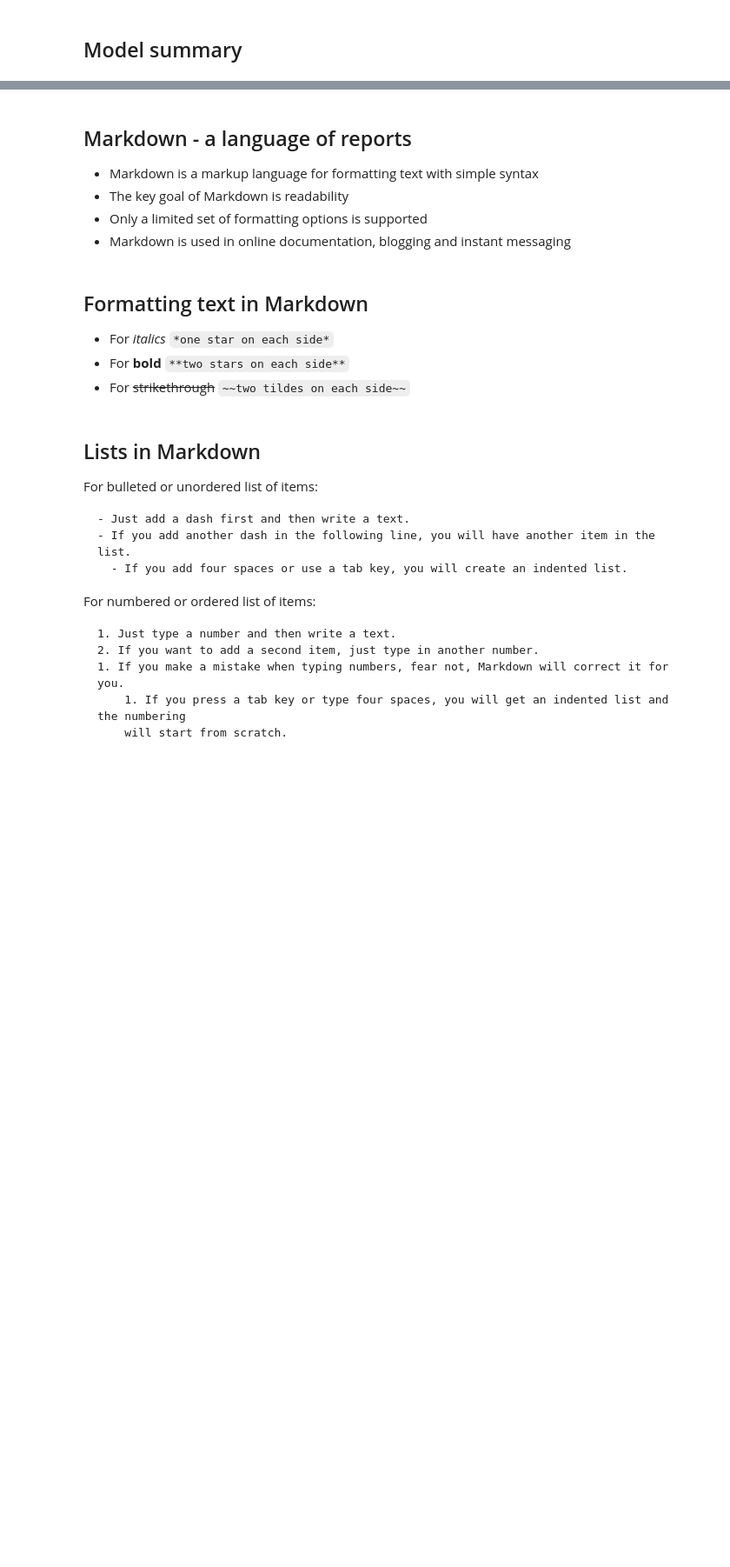
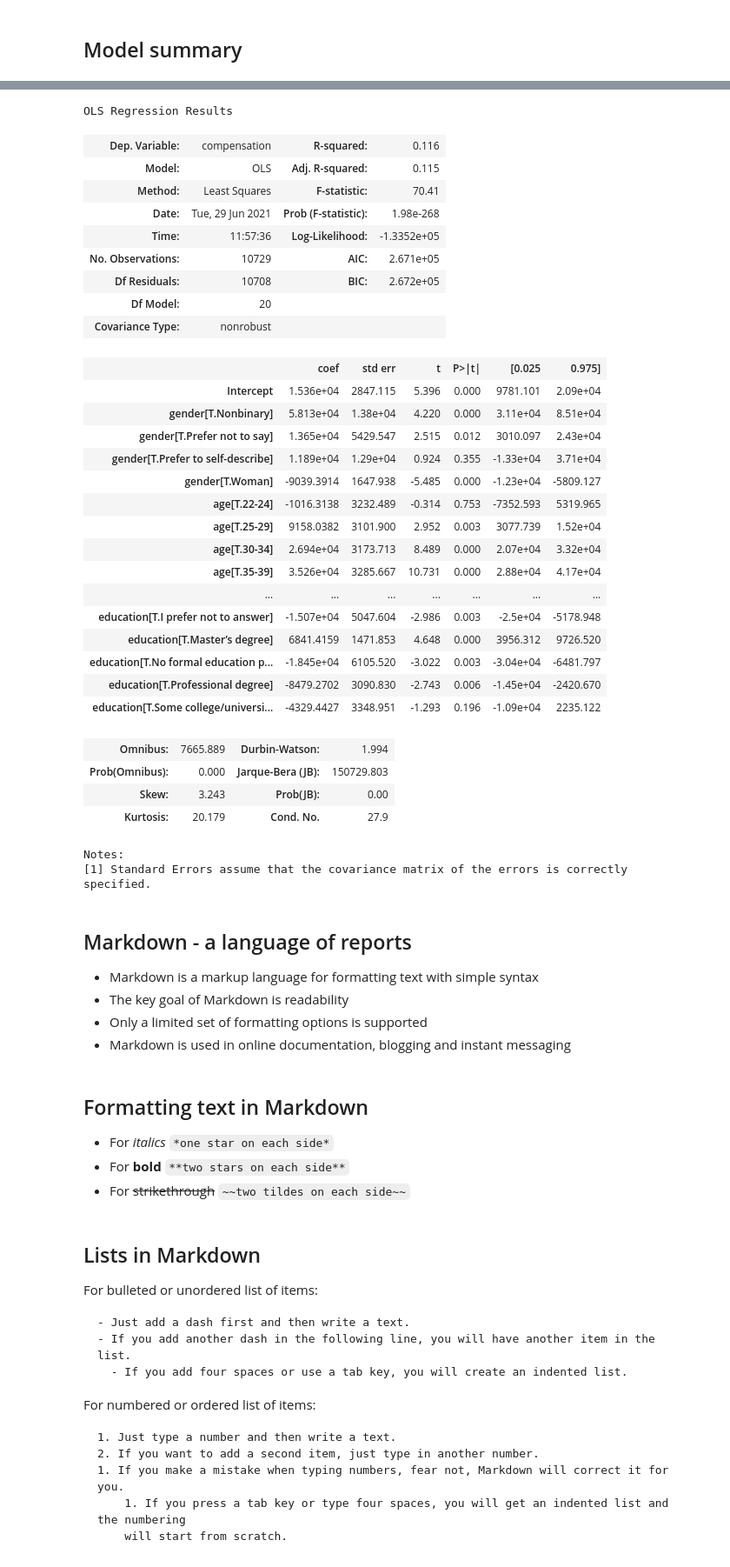
Before and after one commit to tpaskhalis/RECSM_Introduction_Python, a Jupyter notebook: lectures/05_regression.ipynb, the cells around one changed output, grey strips where cells are left out. Shown at 87% size. Cells and saved outputs as stored; diff of their text form; code cells hidden in the pictures; blank space fills up the shorter version.

```diff
--- a/lectures/05_regression.ipynb
+++ b/lectures/05_regression.ipynb
@@ -157,3 +155,41 @@ Notes:
+# %%
+# Let's now also control for age and education
+fit2 = smf.ols('compensation ~ gender + age + education', data = kaggle2020).fit()
+# %%
+fit2.summary()
+# %% [output]
+OLS Regression Results
+| Dep. Variable: | compensation | R-squared: | 0.116 |
+| Model: | OLS | Adj. R-squared: | 0.115 |
+| Method: | Least Squares | F-statistic: | 70.41 |
+| Date: | Tue, 29 Jun 2021 | Prob (F-statistic): | 1.98e-268 |
+| Time: | 11:57:36 | Log-Likelihood: | -1.3352e+05 |
+| No. Observations: | 10729 | AIC: | 2.671e+05 |
+| Df Residuals: | 10708 | BIC: | 2.672e+05 |
+| Df Model: | 20 |  |  |
+| Covariance Type: | nonrobust |  |  |
+|  | coef | std err | t | P>|t| | [0.025 | 0.975] |
+| Intercept | 1.536e+04 | 2847.115 | 5.396 | 0.000 | 9781.101 | 2.09e+04 |
+| gender[T.Nonbinary] | 5.813e+04 | 1.38e+04 | 4.220 | 0.000 | 3.11e+04 | 8.51e+04 |
+| gender[T.Prefer not to say] | 1.365e+04 | 5429.547 | 2.515 | 0.012 | 3010.097 | 2.43e+04 |
+| gender[T.Prefer to self-describe] | 1.189e+04 | 1.29e+04 | 0.924 | 0.355 | -1.33e+04 | 3.71e+04 |
+| gender[T.Woman] | -9039.3914 | 1647.938 | -5.485 | 0.000 | -1.23e+04 | -5809.127 |
+| age[T.22-24] | -1016.3138 | 3232.489 | -0.314 | 0.753 | -7352.593 | 5319.965 |
+| age[T.25-29] | 9158.0382 | 3101.900 | 2.952 | 0.003 | 3077.739 | 1.52e+04 |
+| age[T.30-34] | 2.694e+04 | 3173.713 | 8.489 | 0.000 | 2.07e+04 | 3.32e+04 |
+| age[T.35-39] | 3.526e+04 | 3285.667 | 10.731 | 0.000 | 2.88e+04 | 4.17e+04 |
+| ... | ... | ... | ... | ... | ... | ... |
+| education[T.I prefer not to answer] | -1.507e+04 | 5047.604 | -2.986 | 0.003 | -2.5e+04 | -5178.948 |
+| education[T.Master’s degree] | 6841.4159 | 1471.853 | 4.648 | 0.000 | 3956.312 | 9726.520 |
+| education[T.No formal education p... | -1.845e+04 | 6105.520 | -3.022 | 0.003 | -3.04e+04 | -6481.797 |
+| education[T.Professional degree] | -8479.2702 | 3090.830 | -2.743 | 0.006 | -1.45e+04 | -2420.670 |
+| education[T.Some college/universi... | -4329.4427 | 3348.951 | -1.293 | 0.196 | -1.09e+04 | 2235.122 |
+| Omnibus: | 7665.889 | Durbin-Watson: | 1.994 |
+| Prob(Omnibus): | 0.000 | Jarque-Bera (JB): | 150729.803 |
+| Skew: | 3.243 | Prob(JB): | 0.00 |
+| Kurtosis: | 20.179 | Cond. No. | 27.9 |
+Notes:
+[1] Standard Errors assume that the covariance matrix of the errors is correctly specified.
 # %% [markdown]
 ## Markdown - a language of reports
 
```
Also changed, not shown: parts of 7 cells of this notebook, 1 other file.
